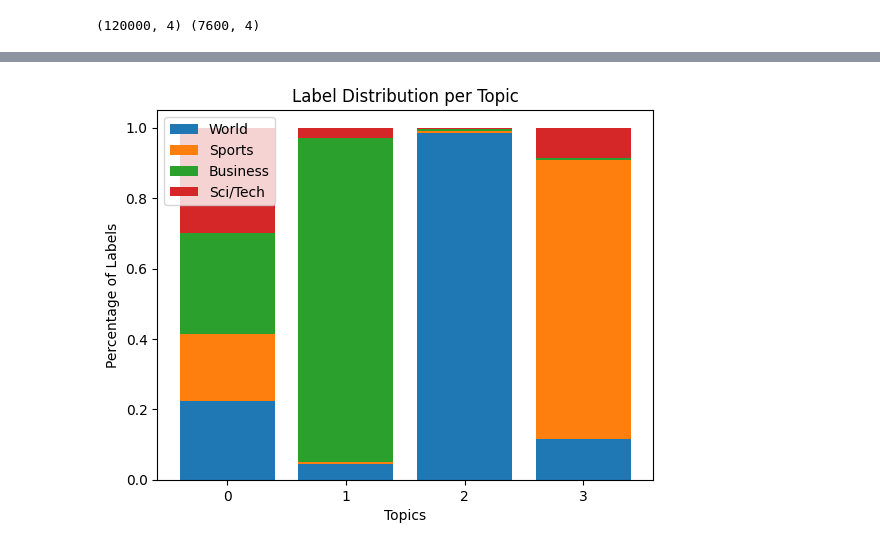
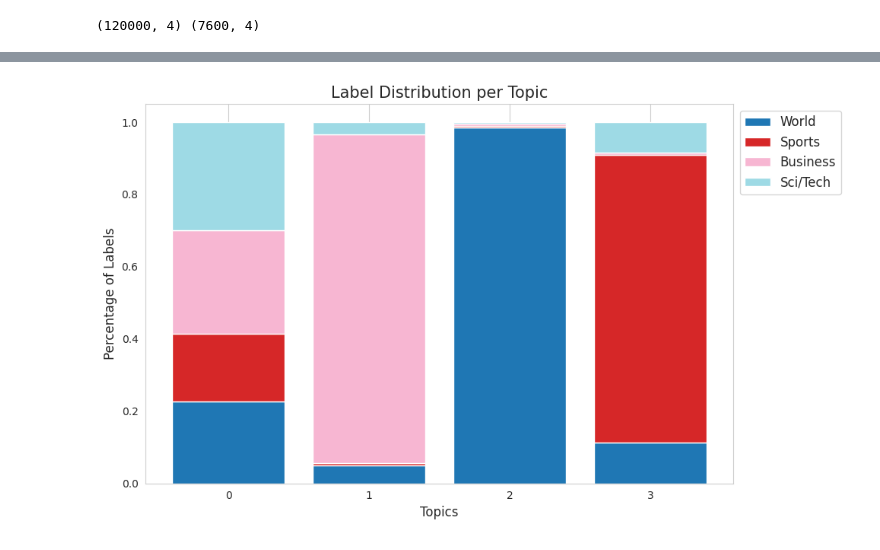
Before and after one commit to nickyu-zhu/DSC-210-Final-Project, a Jupyter notebook: lsa.ipynb, the cells around one changed output, grey strips where cells are left out. Drawn from its saved outputs; the diff is of its cells as text; code cells hidden in the pictures.

```diff
--- a/lsa.ipynb
+++ b/lsa.ipynb
@@ -21,7 +21,7 @@ train.head()
 from sklearn.feature_extraction.text import TfidfVectorizer
 
 # create a TF-IDF vectorizer object for english
-tfidf = TfidfVectorizer(stop_words='english')
+tfidf = TfidfVectorizer(stop_words='english', max_df=0.95, min_df=2)
 
 # fit the object with the training data
 tfidf.fit(train.text)
@@ -183 +183,24 @@ pd.Series(dominant_topics).value_counts()
 Name: count, dtype: int64
+# %%
+import matplotlib.pyplot as plt
+import pandas as pd
+import seaborn as sns
+
+# Count the number of news items per topic
+topic_counts = pd.Series(dominant_topics).value_counts().sort_index()
+
+# Set a style (optional)
+sns.set_style("whitegrid")
+
+# Create a bar plot
+plt.figure(figsize=(8, 6))  # Adjust size as needed
+plt.bar(topic_counts.index, topic_counts.values, color='skyblue')
+
+# Adding labels and title
+plt.xlabel('Topic', fontsize=12)
+plt.ylabel('Number of News', fontsize=12)
+plt.xticks(topic_counts.index, fontsize=12)
+plt.title('Distribution of Topics', fontsize=15)
+
+# Show plot
+plt.show()
@@ -184,37 +209,44 @@ Name: count, dtype: int64
 # %%
 # Initialize a DataFrame to store label counts per topic
 label_counts_per_topic = pd.DataFrame(0, index=range(n_topics), columns=range(n_labels))
 
 # Loop over the training data, train is a df with columns ['text', 'label']
 for i in range(len(test)):
     topic = dominant_topics[i]
     label = test.label[i]
     label_counts_per_topic.loc[topic, label] += 1
 
 label_percentages_per_topic = label_counts_per_topic.divide(label_counts_per_topic.sum(axis=1), axis=0)
 
 topic_label_count = np.zeros((n_topics, n_labels))
 
 # Count the labels for each topic
 for doc_idx, topic in enumerate(dominant_topics):
     label = test.label[doc_idx]
     topic_label_count[topic, label] += 1
 
 # Convert counts to percentages
 topic_label_percentage = topic_label_count / topic_label_count.sum(axis=1, keepdims=True)
 
 # Plotting
-fig, ax = plt.subplots()
+fig, ax = plt.subplots(figsize=(10, 6))  # Adjust figure size as needed
+
+# Select a color palette
+colors = plt.cm.get_cmap('tab20', n_labels)  # You can choose other colormaps like 'Set2', 'viridis', etc.
+
 for label in range(n_labels):
     # Compute bottom position for each bar
     bottom = np.sum(topic_label_percentage[:, :label], axis=1)
-    ax.bar(range(n_topics), topic_label_percentage[:, label], bottom=bottom, label=label_names[label])
+    ax.bar(range(n_topics), topic_label_percentage[:, label], bottom=bottom, color=colors(label), label=label_names[label])
 
-ax.set_xlabel('Topics')
-ax.set_ylabel('Percentage of Labels')
-ax.set_title('Label Distribution per Topic')
+ax.set_xlabel('Topics', fontsize=12)
+ax.set_ylabel('Percentage of Labels', fontsize=12)
+ax.set_title('Label Distribution per Topic', fontsize=15)
 ax.set_xticks(range(n_topics))
-ax.legend()
+ax.legend(loc='upper left', bbox_to_anchor=(1, 1), fontsize=12)
+ax.grid(axis='y')  # Add horizontal gridlines
+
+plt.tight_layout()  # Adjust layout to fit everything
 plt.show()
 # %% [output]
-[figure, old version]
+[figure, new version]
```
Also changed, not shown: parts of 7 cells of this notebook.
